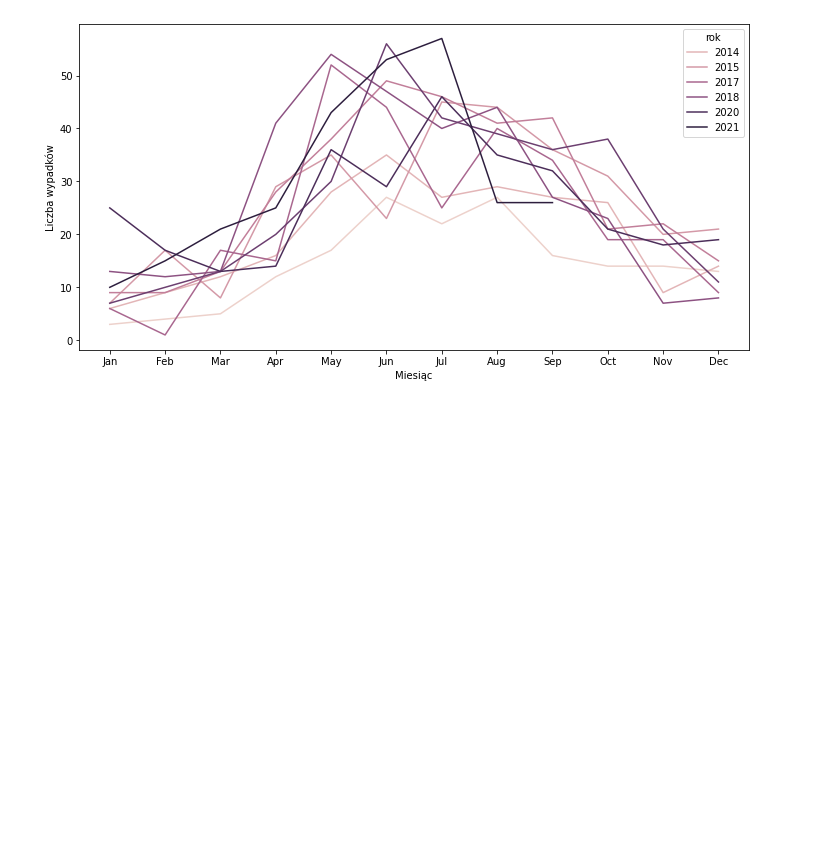
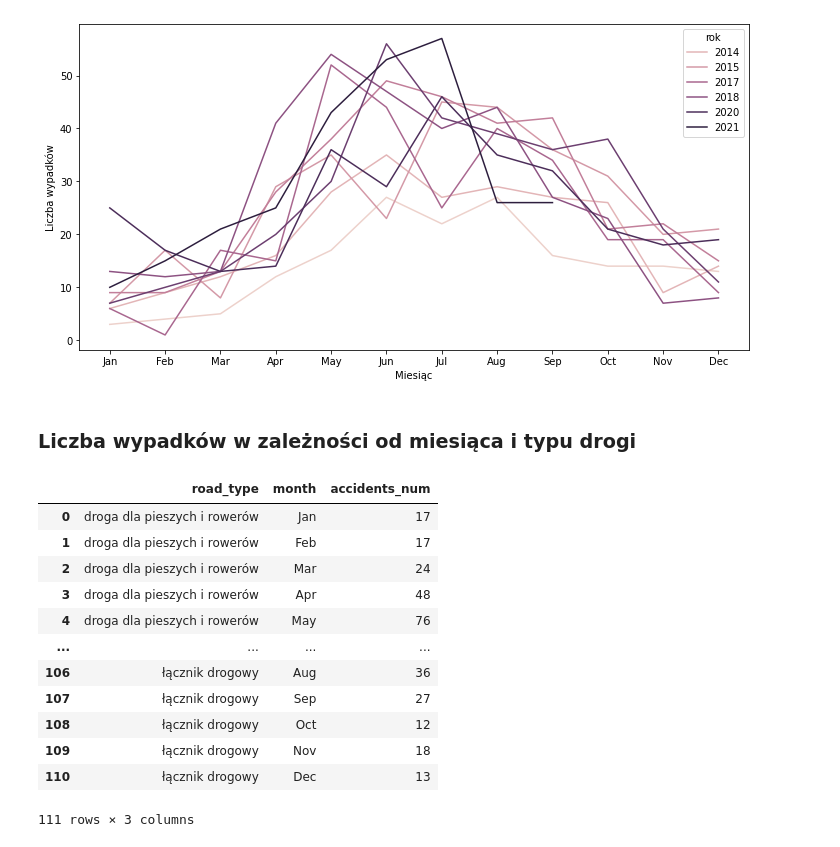
Before and after one commit to spatial-data-PWr/traffic-accidents, a Jupyter notebook: notebooks/03_data_vis.ipynb, the cells around one changed output. Drawn from its saved outputs; the diff is of its cells as text; code cells hidden in the pictures; blank space fills up the shorter version.

```diff
--- a/notebooks/03_data_vis.ipynb
+++ b/notebooks/03_data_vis.ipynb
@@ -371,3 +371,35 @@ plt.legend(title='rok')
 # %% [output]
 <matplotlib.legend.Legend at 0x...>
 [figure]
+# %% [markdown]
+### Liczba wypadków w zależności od miesiąca i typu drogi
+# %%
+year_month_group_type = flatten_multiindex(gdf_merged[['timestamp', 'TYP_right']].groupby(
+    [
+        gdf_merged['TYP_right'],
+        gdf_merged['timestamp'].dt.month.rename('month'),
+     ],
+).agg({'timestamp': ['count']}))
+year_month_group_type = year_month_group_type.rename(columns={
+    'timestamp_count': 'accidents_num',
+    'TYP_right': 'road_type',
+})
+
+
+year_month_group_type['month'] = year_month_group_type['month'].apply(lambda x: calendar.month_abbr[x])
+
+year_month_group_type
+# %% [output]
+|  | road_type | month | accidents_num |
+| 0 | droga dla pieszych i rowerów | Jan | 17 |
+| 1 | droga dla pieszych i rowerów | Feb | 17 |
+| 2 | droga dla pieszych i rowerów | Mar | 24 |
+| 3 | droga dla pieszych i rowerów | Apr | 48 |
+| 4 | droga dla pieszych i rowerów | May | 76 |
+| ... | ... | ... | ... |
+| 106 | łącznik drogowy | Aug | 36 |
+| 107 | łącznik drogowy | Sep | 27 |
+| 108 | łącznik drogowy | Oct | 12 |
+| 109 | łącznik drogowy | Nov | 18 |
+| 110 | łącznik drogowy | Dec | 13 |
+111 rows × 3 columns
```
Also changed, not shown: parts of 1 cell of this notebook.
